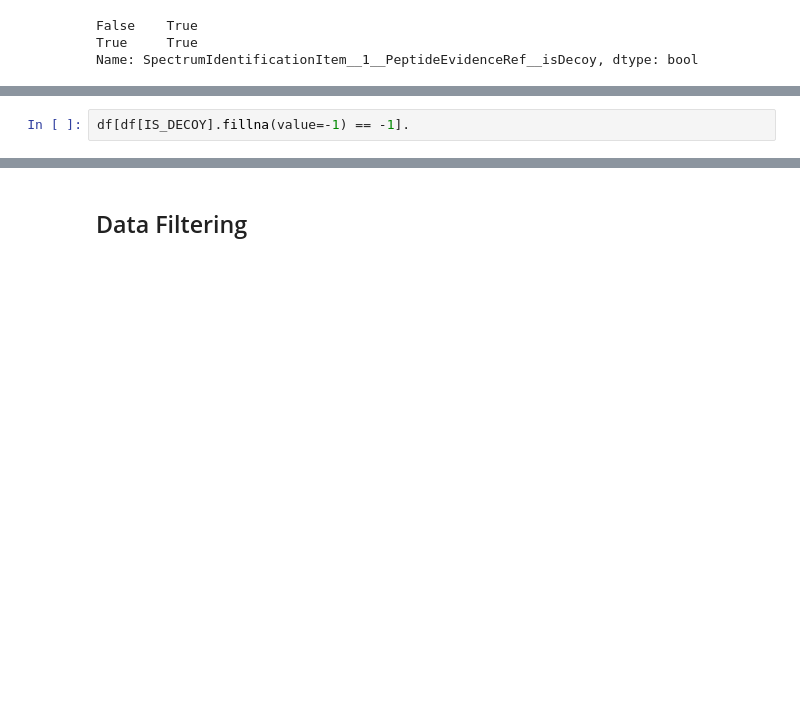
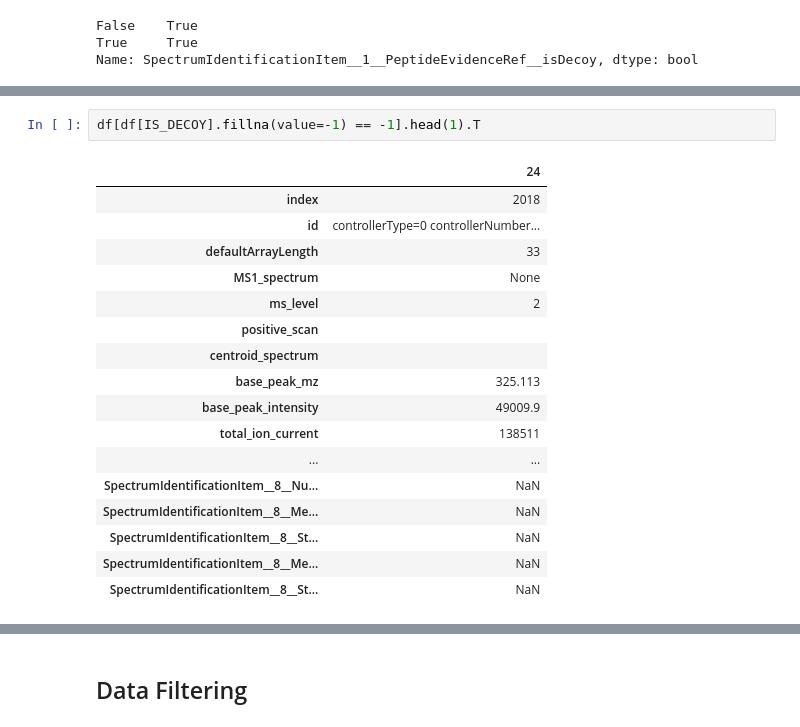
Before and after one commit to Miroka96/mmdenovo, a Jupyter notebook: notebooks/210311 Prototyping Data Filtering.ipynb, the cells around one changed output, grey strips where cells are left out. Saved outputs shown, nothing was run; the diff lists cells and outputs as text; blank space fills up the shorter version.

```diff
--- a/notebooks/210311 Prototyping Data Filtering.ipynb
+++ b/notebooks/210311 Prototyping Data Filtering.ipynb
@@ -156,5 +155,23 @@ True      6779
 Name: SpectrumIdentificationItem__1__PeptideEvidenceRef__isDecoy, dtype: int64
 # %%
-df[df[IS_DECOY].fillna(value=-1) == -1].
+df[df[IS_DECOY].fillna(value=-1) == -1].head(1).T
+# %% [output]
+|  | 24 |
+| index | 2018 |
+| id | controllerType=0 controllerNumber... |
+| defaultArrayLength | 33 |
+| MS1_spectrum | None |
+| ms_level | 2 |
+| positive_scan |  |
+| centroid_spectrum |  |
+| base_peak_mz | 325.113 |
+| base_peak_intensity | 49009.9 |
+| total_ion_current | 138511 |
+| ... | ... |
+| SpectrumIdentificationItem__8__Nu... | NaN |
+| SpectrumIdentificationItem__8__Me... | NaN |
+| SpectrumIdentificationItem__8__St... | NaN |
+| SpectrumIdentificationItem__8__Me... | NaN |
+| SpectrumIdentificationItem__8__St... | NaN |
 # %%
 df[IS_DECOY].value_counts()
```
Also changed, not shown: parts of 44 cells of this notebook, 2 other files.
